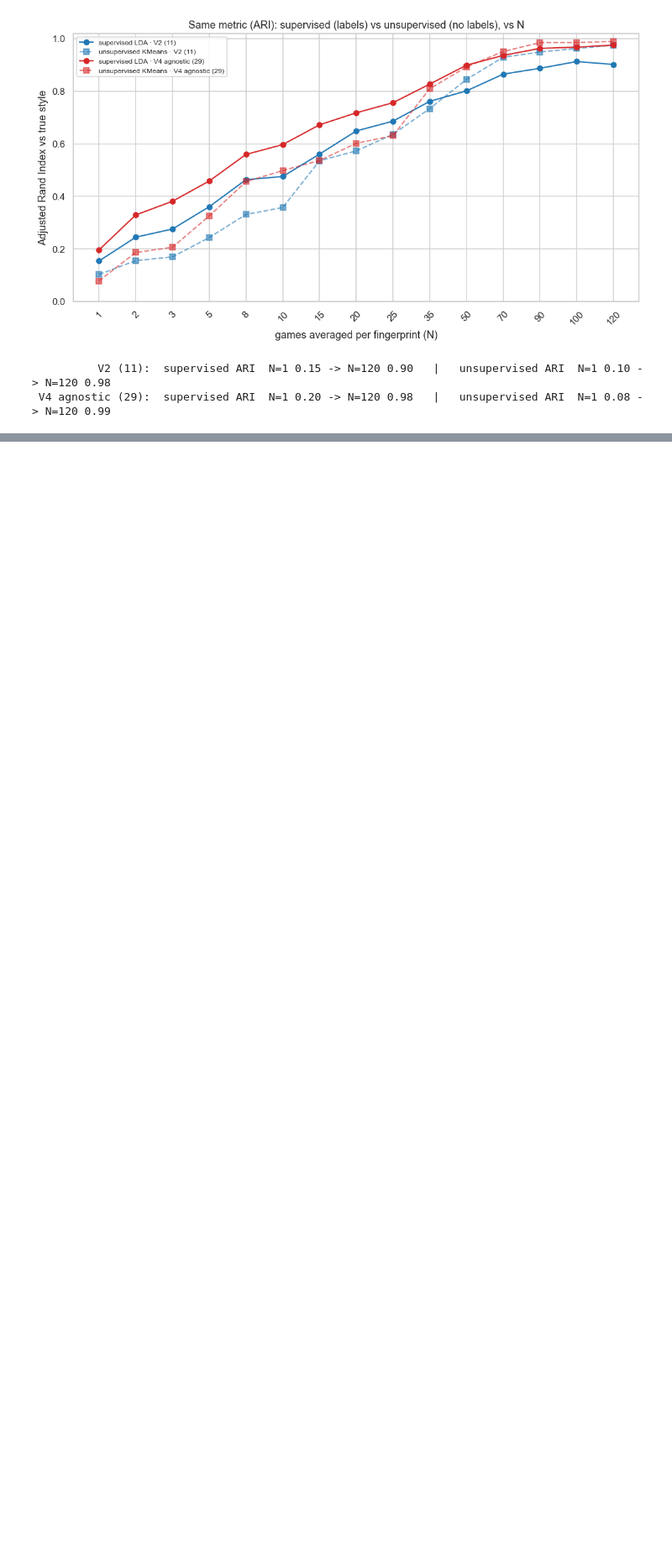
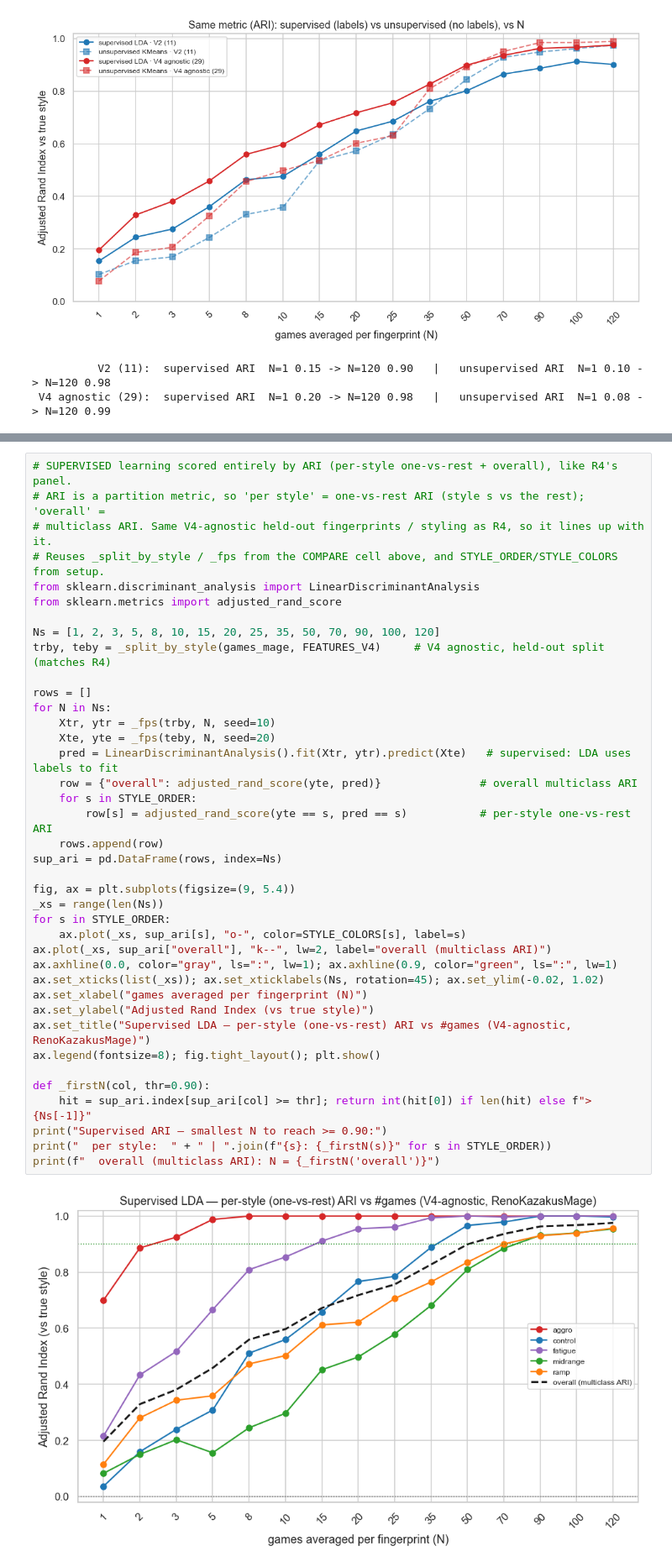
Before and after one commit to msipsb/JAIST-Internship, a Jupyter notebook: Log_Analysis/playstyle_SHOW_deck.ipynb, the cells around one changed output, grey strips where cells are left out. Shown at 84% size. Drawn from its saved outputs; the diff is of its cells as text; blank space fills up the shorter version.

```diff
--- a/Log_Analysis/playstyle_SHOW_deck.ipynb
+++ b/Log_Analysis/playstyle_SHOW_deck.ipynb
@@ -852,0 +934,41 @@ for tag, (uns, sup) in curves.items():
+# %%
+# SUPERVISED learning scored entirely by ARI (per-style one-vs-rest + overall), like R4's panel.
+# ARI is a partition metric, so 'per style' = one-vs-rest ARI (style s vs the rest); 'overall' =
+# multiclass ARI. Same V4-agnostic held-out fingerprints / styling as R4, so it lines up with it.
+# Reuses _split_by_style / _fps from the COMPARE cell above, and STYLE_ORDER/STYLE_COLORS from setup.
+from sklearn.discriminant_analysis import LinearDiscriminantAnalysis
+from sklearn.metrics import adjusted_rand_score
+
+Ns = [1, 2, 3, 5, 8, 10, 15, 20, 25, 35, 50, 70, 90, 100, 120]
+trby, teby = _split_by_style(games_mage, FEATURES_V4)     # V4 agnostic, held-out split (matches R4)
+
+rows = []
+for N in Ns:
+    Xtr, ytr = _fps(trby, N, seed=10)
+    Xte, yte = _fps(teby, N, seed=20)
+    pred = LinearDiscriminantAnalysis().fit(Xtr, ytr).predict(Xte)   # supervised: LDA uses labels to fit
+    row = {"overall": adjusted_rand_score(yte, pred)}               # overall multiclass ARI
+    for s in STYLE_ORDER:
+        row[s] = adjusted_rand_score(yte == s, pred == s)           # per-style one-vs-rest ARI
+    rows.append(row)
+sup_ari = pd.DataFrame(rows, index=Ns)
+
+fig, ax = plt.subplots(figsize=(9, 5.4))
+_xs = range(len(Ns))
+for s in STYLE_ORDER:
+    ax.plot(_xs, sup_ari[s], "o-", color=STYLE_COLORS[s], label=s)
+ax.plot(_xs, sup_ari["overall"], "k--", lw=2, label="overall (multiclass ARI)")
+ax.axhline(0.0, color="gray", ls=":", lw=1); ax.axhline(0.9, color="green", ls=":", lw=1)
+ax.set_xticks(list(_xs)); ax.set_xticklabels(Ns, rotation=45); ax.set_ylim(-0.02, 1.02)
+ax.set_xlabel("games averaged per fingerprint (N)")
+ax.set_ylabel("Adjusted Rand Index (vs true style)")
+ax.set_title("Supervised LDA — per-style (one-vs-rest) ARI vs #games (V4-agnostic, RenoKazakusMage)")
+ax.legend(fontsize=8); fig.tight_layout(); plt.show()
+
+def _firstN(col, thr=0.90):
+    hit = sup_ari.index[sup_ari[col] >= thr]; return int(hit[0]) if len(hit) else f">{Ns[-1]}"
+print("Supervised ARI — smallest N to reach >= 0.90:")
+print("  per style:  " + " | ".join(f"{s}: {_firstN(s)}" for s in STYLE_ORDER))
+print(f"  overall (multiclass ARI): N = {_firstN('overall')}")
+# %% [output]
+[figure, added]
```
Also changed, not shown: parts of 22 cells of this notebook.
